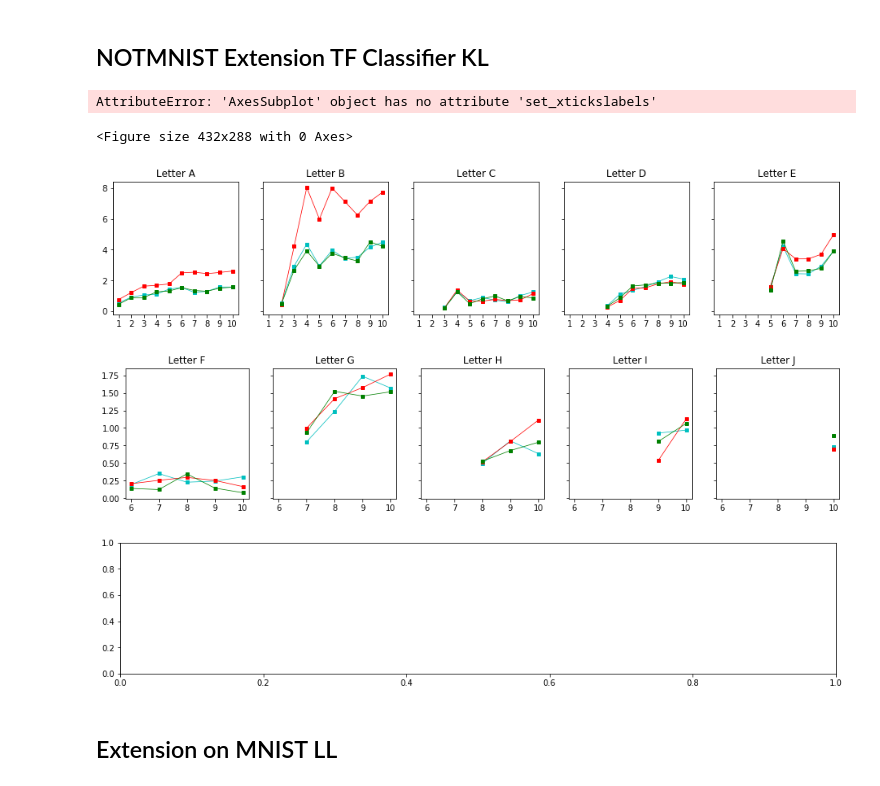
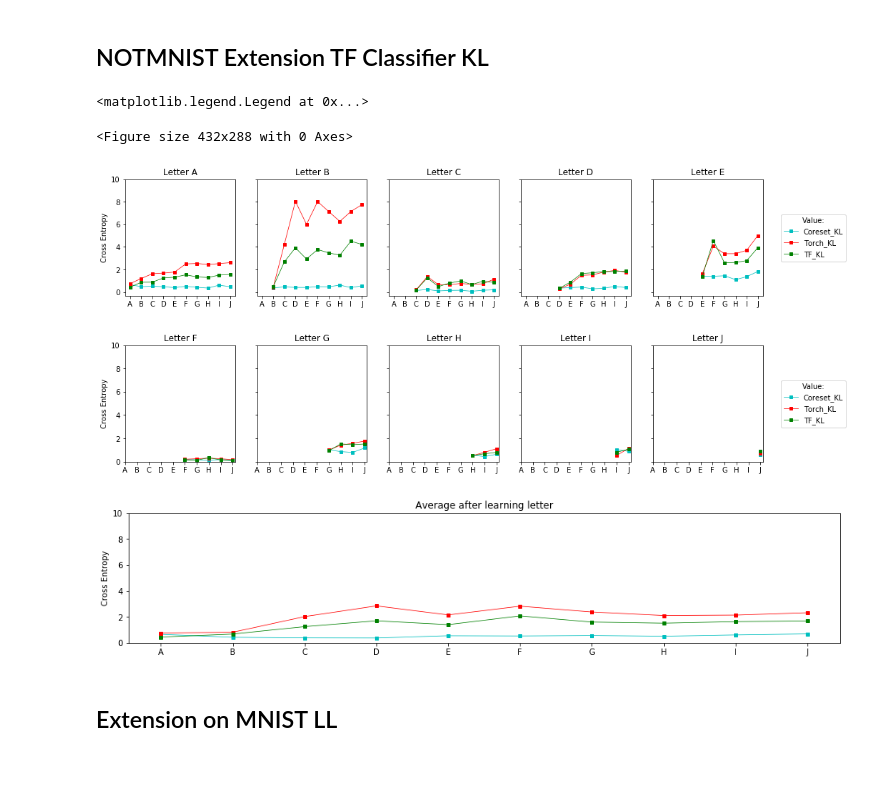
Before and after one commit to guyrom27/VariationalContinualLearning, a Jupyter notebook: Results.ipynb, the cells around one changed output. Saved outputs shown, nothing was run; the diff lists cells and outputs as text; code cells hidden in the pictures.

Commit message:
Corrected a graph

```diff
--- a/Results.ipynb
+++ b/Results.ipynb
@@ -338,11 +338,16 @@ for i in range(5):
     ax2[i].plot(x[j:], test_ll_tf[j:,j], color = "g",marker = "s")
     ax2[i].set_title("Letter " + chr(ord('A') + j))
 
+labels  = [chr(x) for x in range(ord('A'), ord('K'))]
+plt.setp(ax1, xticklabels=labels, xticks=[x for x in range(1,11)])
+plt.setp(ax2, xticklabels=labels, xticks=[x for x in range(1,11)])
+plt.setp(ax3, xticklabels=labels, xticks=[x for x in range(1,11)])
+
 for i in range(5):
     ax1[i].set_xticks(np.arange(1, 11, 1))
     ax1[i].set_yticks(np.arange(-150, -351,-50))
     ax2[i].set_xticks(np.arange(1, 11, 1))
-    ax2[i].set_yticks(np.arange(-150, -251,-50))
+    ax2[i].set_yticks(np.arange(-100, -251,-50))
 
 
 test_ll_tf[test_ll_tf == 0] = np.nan
@@ -359,7 +364,7 @@ for i in range(len(test_ll_torch)):
 ax3.plot(x, new_list, color="r", marker="s")
 ax3.plot(x, np.nanmean(test_ll_coreset,1), color = "c", marker = "s")
 ax3.plot(x, np.nanmean(test_ll_tf,1), color = "g", marker = "s")
-ax3.set_title("Average for each letters")
+ax3.set_title("Average after learning letter")
 ax3.set_ylabel("Log Likelihood")
 ax3.set_xticks(np.arange(1,11,1))
 
@@ -418,50 +423,52 @@ for i in range(5):
     ax2[i].plot(x[j:], test_cla_tf[j:,j], color = "g",marker = "s")
     ax2[i].set_title("Letter " + chr(ord('A') + j))
 
+
 labels  = [chr(x) for x in range(ord('A'), ord('K'))]
+plt.setp(ax1, xticklabels=labels, xticks=[x for x in range(1,11)])
+plt.setp(ax2, xticklabels=labels, xticks=[x for x in range(1,11)])
+plt.setp(ax3, xticklabels=labels, xticks=[x for x in range(1,11)])
+
+
 for i in range(5):
-    ax1[i].set_xticks(np.arange(1, 11, 1))
-    ax1[i].set_xtickslabels(labels)
-    ax1[i].set_yticks(np.arange(0, 11, 5))
+    ax1[i].set_yticks(np.arange(0, 11, 2))
     plt.ylim(0,10)
-    ax2[i].set_xticks(np.arange(1, 11, 1))
-    ax2[i].set_xtickslabels(labels)
-    ax2[i].set_yticks(np.arange(0, 11, 5))
+    ax2[i].set_yticks(np.arange(0, 11, 2))
     plt.ylim(0,10)
 
 ax1[0].set_ylabel("Cross Entropy")
 ax2[0].set_ylabel("Cross Entropy")
 
 
-test_cla[test_cla == 0] = np.nan
+test_cla_torch[test_cla_torch == 0] = np.nan
 test_cla_tf[test_cla_tf == 0] = np.nan
 test_cla_coreset[test_cla_coreset == 0] = np.nan
 
 ax3.plot(x, np.nanmean(test_cla_coreset,1), color = "c", marker = "s")
-ax3.plot(x, np.nanmean(test_cla,1), color = "r", marker = "s")
+ax3.plot(x, np.nanmean(test_cla_torch,1), color = "r", marker = "s")
 ax3.plot(x, np.nanmean(test_cla_tf,1), color = "g", marker = "s")
-ax3.set_title("Average for each letters")
+ax3.set_title("Average after learning letter")
 ax3.set_ylabel("Cross Entropy")
 ax3.set_xticks(np.arange(1,11,1))
 
 g.legend(   # The line objects
            labels=["Coreset_KL", "Torch_KL", "TF_KL"],   # The labels for each line
            loc="center right",   # Position of legend
            borderaxespad=0.3,    # Small spacing around legend box
            title="Value:"  # Title for the legendblack
            )
 h.legend(   # The line objects
            labels=["Coreset_KL","Torch_KL", "TF_KL"],   # The labels for each line
            loc="center right",   # Position of legend
            borderaxespad=0.3,    # Small spacing around legend box
            title="Value:"  # Title for the legend
            )
 # %% [output]
-AttributeError: 'AxesSubplot' object has no attribute 'set_xtickslabels'
+<matplotlib.legend.Legend at 0x...>
 <Figure size 432x288 with 0 Axes>
-[figure, old version]
+[figure, new version]
-[figure, old version]
+[figure, new version]
-[figure, old version]
+[figure, new version]
 # %% [markdown]
 <h2> Extension on MNIST LL </h2>
 # %%
```
Also changed, not shown: parts of 3 cells of this notebook, 1 other file.
